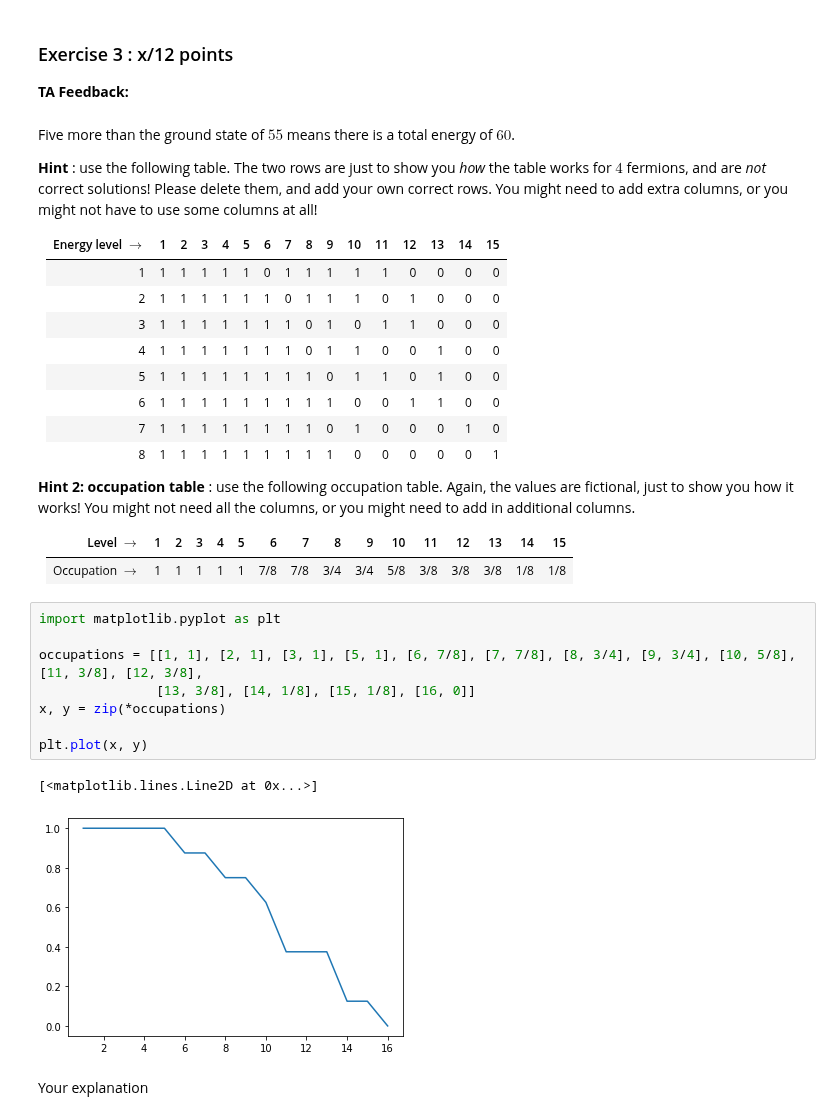
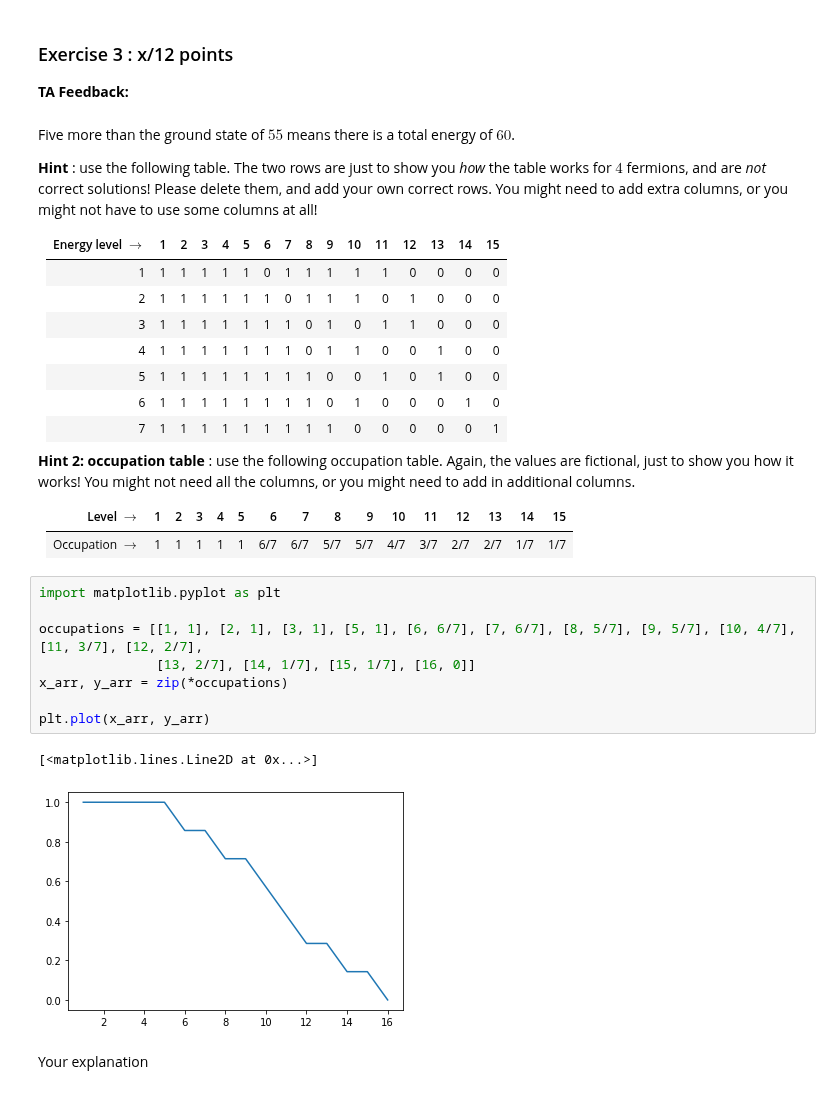
Before and after one commit to tmtenbrink/statfys, a Jupyter notebook: sf4.ipynb, the cells around one changed output. Cells and saved outputs as stored; diff of their text form.

```diff
--- a/sf4.ipynb
+++ b/sf4.ipynb
@@ -46,28 +46,27 @@ Five more than the ground state of $55$ means there is a total energy of $60$.
 |                          2 | 1 | 1 | 1 | 1 | 1 | 1 | 0 | 1 | 1 | 1  | 0  |  1 |  0 | 0  |  0
 |                          3 | 1 | 1 | 1 | 1 | 1 | 1 | 1 | 0 | 1 | 0  | 1  |  1 |  0 | 0  |  0
 |                          4 | 1 | 1 | 1 | 1 | 1 | 1 | 1 | 0 | 1 | 1  | 0  |  0 |  1 | 0  |  0
-|                          5 | 1 | 1 | 1 | 1 | 1 | 1 | 1 | 1 | 0 | 1  | 1  |  0 |  1 | 0  |  0
-|                          6 | 1 | 1 | 1 | 1 | 1 | 1 | 1 | 1 | 1 | 0  | 0  |  1 |  1 | 0  |  0
-|                          7 | 1 | 1 | 1 | 1 | 1 | 1 | 1 | 1 | 0 | 1  | 0  |  0 |  0 | 1  |  0
-|                          8 | 1 | 1 | 1 | 1 | 1 | 1 | 1 | 1 | 1 | 0  | 0  |  0 |  0 | 0  |  1
+|                          5 | 1 | 1 | 1 | 1 | 1 | 1 | 1 | 1 | 0 | 0  | 1  |  0 |  1 | 0  |  0
+|                          6 | 1 | 1 | 1 | 1 | 1 | 1 | 1 | 1 | 0 | 1  | 0  |  0 |  0 | 1  |  0
+|                          7 | 1 | 1 | 1 | 1 | 1 | 1 | 1 | 1 | 1 | 0  | 0  |  0 |  0 | 0  |  1
 
 
 **Hint 2: occupation table** : use the following occupation table. Again, the values are fictional, just to show you how it works! You might not need all the columns, or you might need to add in additional columns.
 
 | Level $\rightarrow$      | 1 | 2 | 3 | 4 | 5 | 6 | 7 | 8 | 9 | 10 | 11 | 12 | 13 | 14 | 15
 | -------------------------| - | - | - | - | - | - | - | - | - | -- | -- | -- | -- | -- | --
-| Occupation $\rightarrow$ | 1 | 1 | 1 | 1 | 1 |7/8|7/8|3/4|3/4| 5/8| 3/8| 3/8| 3/8| 1/8| 1/8
+| Occupation $\rightarrow$ | 1 | 1 | 1 | 1 | 1 |6/7|6/7|5/7|5/7| 4/7| 3/7| 2/7| 2/7| 1/7| 1/7
 # %%
 import matplotlib.pyplot as plt
 
-occupations = [[1, 1], [2, 1], [3, 1], [5, 1], [6, 7/8], [7, 7/8], [8, 3/4], [9, 3/4], [10, 5/8], [11, 3/8], [12, 3/8],
-               [13, 3/8], [14, 1/8], [15, 1/8], [16, 0]]
-x, y = zip(*occupations)
+occupations = [[1, 1], [2, 1], [3, 1], [5, 1], [6, 6/7], [7, 6/7], [8, 5/7], [9, 5/7], [10, 4/7], [11, 3/7], [12, 2/7],
+               [13, 2/7], [14, 1/7], [15, 1/7], [16, 0]]
+x_arr, y_arr = zip(*occupations)
 
-plt.plot(x, y)
+plt.plot(x_arr, y_arr)
 # %% [output]
 [<matplotlib.lines.Line2D at 0x...>]
-[figure, old version]
+[figure, new version]
 # %% [markdown]
 Your explanation
 # %% [markdown]
```
Also changed, not shown: parts of 3 cells of this notebook.
